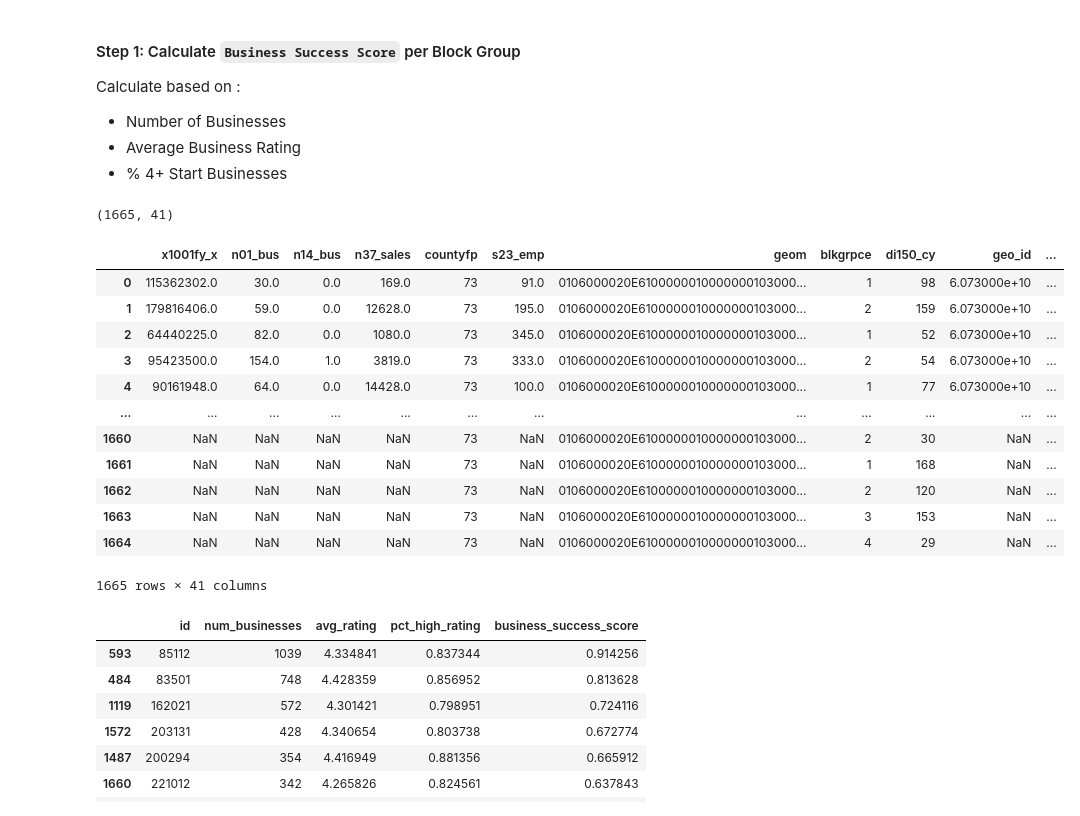
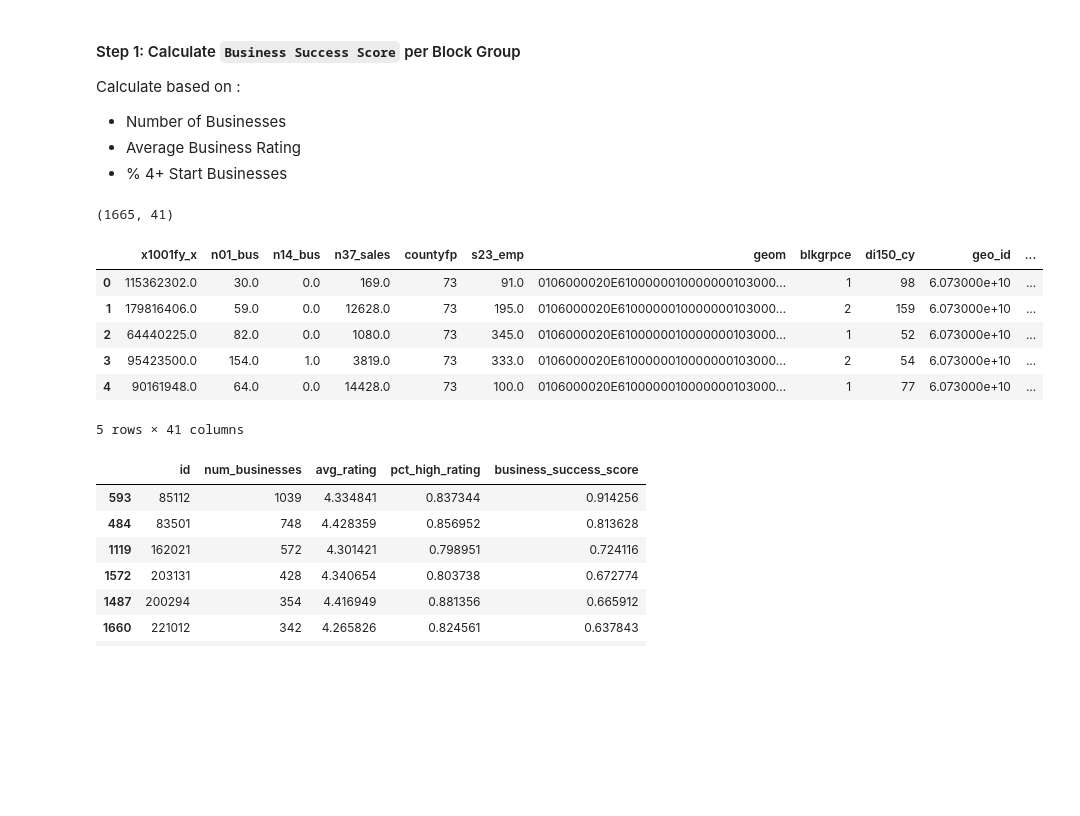
Before and after one commit to swhoyle/business-opportunity-graph, a Jupyter notebook: notebooks/09_business_success_and_opportunity.ipynb, the cells around one changed output. Saved outputs shown, nothing was run; the diff lists cells and outputs as text; code cells hidden in the pictures; blank space fills up the shorter version.

```diff
--- a/notebooks/09_business_success_and_opportunity.ipynb
+++ b/notebooks/09_business_success_and_opportunity.ipynb
@@ -48,39 +48,34 @@ Calculate based on :
 # %%
 data = query_neo4j("""
    // 1. Compute per-block-group business metrics
    MATCH (bg:BlockGroup)<-[:CONTAINED_IN]-(b:BusinessLocation)
    RETURN
         bg,
         avg(b.avg_rating) AS avg_rating,
         count(b) AS num_businesses,
         count(CASE WHEN b.avg_rating >= 4 THEN 1 END) * 1.0 / count(b) AS pct_high_rating
 """)
 
 flat = [{
     **d["bg"],   # unpack all bg fields
     "avg_rating": d["avg_rating"],
     "num_businesses": d["num_businesses"],
     "pct_high_rating": d["pct_high_rating"]
 } for d in data]
 
+
+df = pd.DataFrame(flat)
 print(df.shape)
-df = pd.DataFrame(flat)
-df
+df.head()
 # %% [output]
 (1665, 41)
 |  | x1001fy_x | n01_bus | n14_bus | n37_sales | countyfp | s23_emp | geom | blkgrpce | di150_cy | geo_id | ... |
 | 0 | 115362302.0 | 30.0 | 0.0 | 169.0 | 73 | 91.0 | 0106000020E6100000010000000103000... | 1 | 98 | 6.073000e+10 | ... |
 | 1 | 179816406.0 | 59.0 | 0.0 | 12628.0 | 73 | 195.0 | 0106000020E6100000010000000103000... | 2 | 159 | 6.073000e+10 | ... |
 | 2 | 64440225.0 | 82.0 | 0.0 | 1080.0 | 73 | 345.0 | 0106000020E6100000010000000103000... | 1 | 52 | 6.073000e+10 | ... |
 | 3 | 95423500.0 | 154.0 | 1.0 | 3819.0 | 73 | 333.0 | 0106000020E6100000010000000103000... | 2 | 54 | 6.073000e+10 | ... |
 | 4 | 90161948.0 | 64.0 | 0.0 | 14428.0 | 73 | 100.0 | 0106000020E6100000010000000103000... | 1 | 77 | 6.073000e+10 | ... |
-| ... | ... | ... | ... | ... | ... | ... | ... | ... | ... | ... | ... |
-| 1660 | NaN | NaN | NaN | NaN | 73 | NaN | 0106000020E6100000010000000103000... | 2 | 30 | NaN | ... |
-| 1661 | NaN | NaN | NaN | NaN | 73 | NaN | 0106000020E6100000010000000103000... | 1 | 168 | NaN | ... |
-| 1662 | NaN | NaN | NaN | NaN | 73 | NaN | 0106000020E6100000010000000103000... | 2 | 120 | NaN | ... |
-| 1663 | NaN | NaN | NaN | NaN | 73 | NaN | 0106000020E6100000010000000103000... | 3 | 153 | NaN | ... |
-| 1664 | NaN | NaN | NaN | NaN | 73 | NaN | 0106000020E6100000010000000103000... | 4 | 29 | NaN | ... |
-1665 rows × 41 columns
+5 rows × 41 columns
 # %%
 df["business_success_score"] = (
     (df["num_businesses"] / df["num_businesses"].max()) * 0.4 +
```
Also changed, not shown: parts of 2 cells of this notebook.
